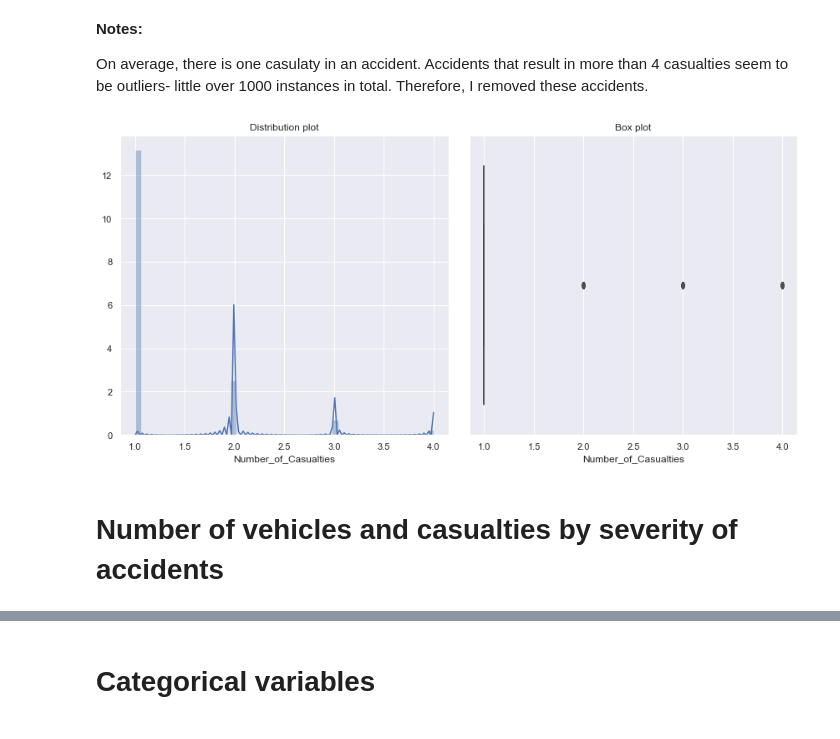
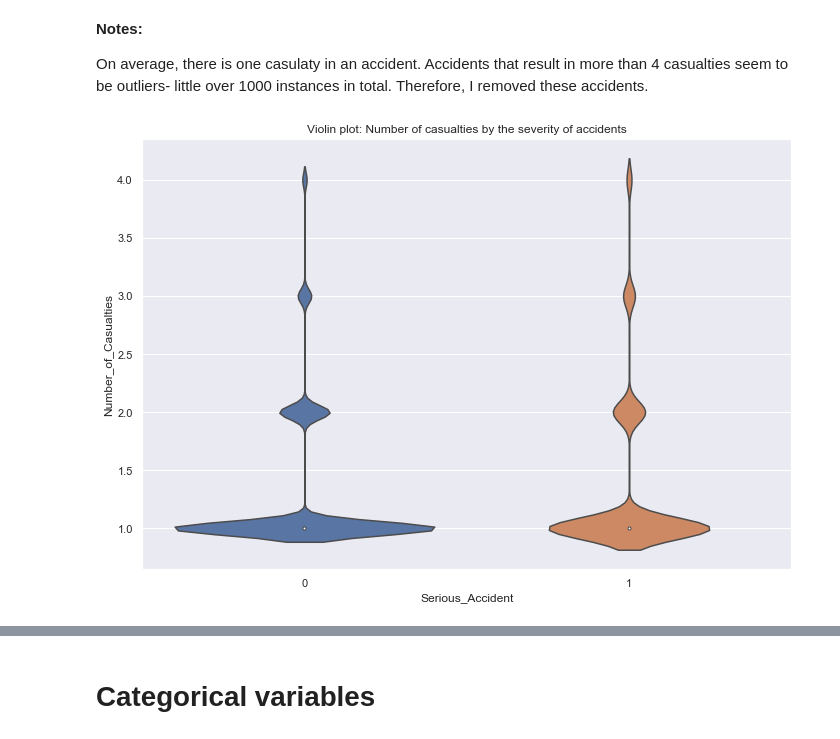
Before and after one commit to akafle1003/thinkful-supervised-learning-capstone, a Jupyter notebook: SupervisedLearningCapstone_PredictingFatalAccidentsinUKPublicRoads.ipynb, the cells around one changed output, grey strips where cells are left out. Cells and saved outputs as stored; diff of their text form; code cells hidden in the pictures.

```diff
--- a/SupervisedLearningCapstone_PredictingFatalAccidentsinUKPublicRoads.ipynb
+++ b/SupervisedLearningCapstone_PredictingFatalAccidentsinUKPublicRoads.ipynb
@@ -281,20 +281,13 @@ On average, there is one casulaty in an accident. Accidents that result in more
 # Drop outliers
 df.drop(df[df.Number_of_Casualties > 4].index, inplace=True)
 # %%
-# Distribution plot
+# Violin plot
 sns.set(style="darkgrid")
-plt.figure(figsize=(12,6))
-plt.subplot(1, 2, 1)
-sns.distplot(df['Number_of_Casualties'])
-plt.title('Distribution plot')
-
-# Box plot
-plt.subplot(1, 2, 2)
-sns.boxplot(df['Number_of_Casualties'])
-plt.title('Box plot')
+plt.figure(figsize=(10,7))
+sns.violinplot(x="Serious_Accident", y="Number_of_Casualties", data=df)
+plt.title ('Violin plot: Number of casualties by the severity of accidents')
+plt.savefig('ViolinPlot_No_of_Casualties.png')
 plt.tight_layout()
 plt.show()
 # %% [output]
-[figure, old version]
+[figure, new version]
-# %% [markdown]
-# Number of vehicles and casualties by severity of accidents
```
Also changed, not shown: parts of 60 cells of this notebook.
